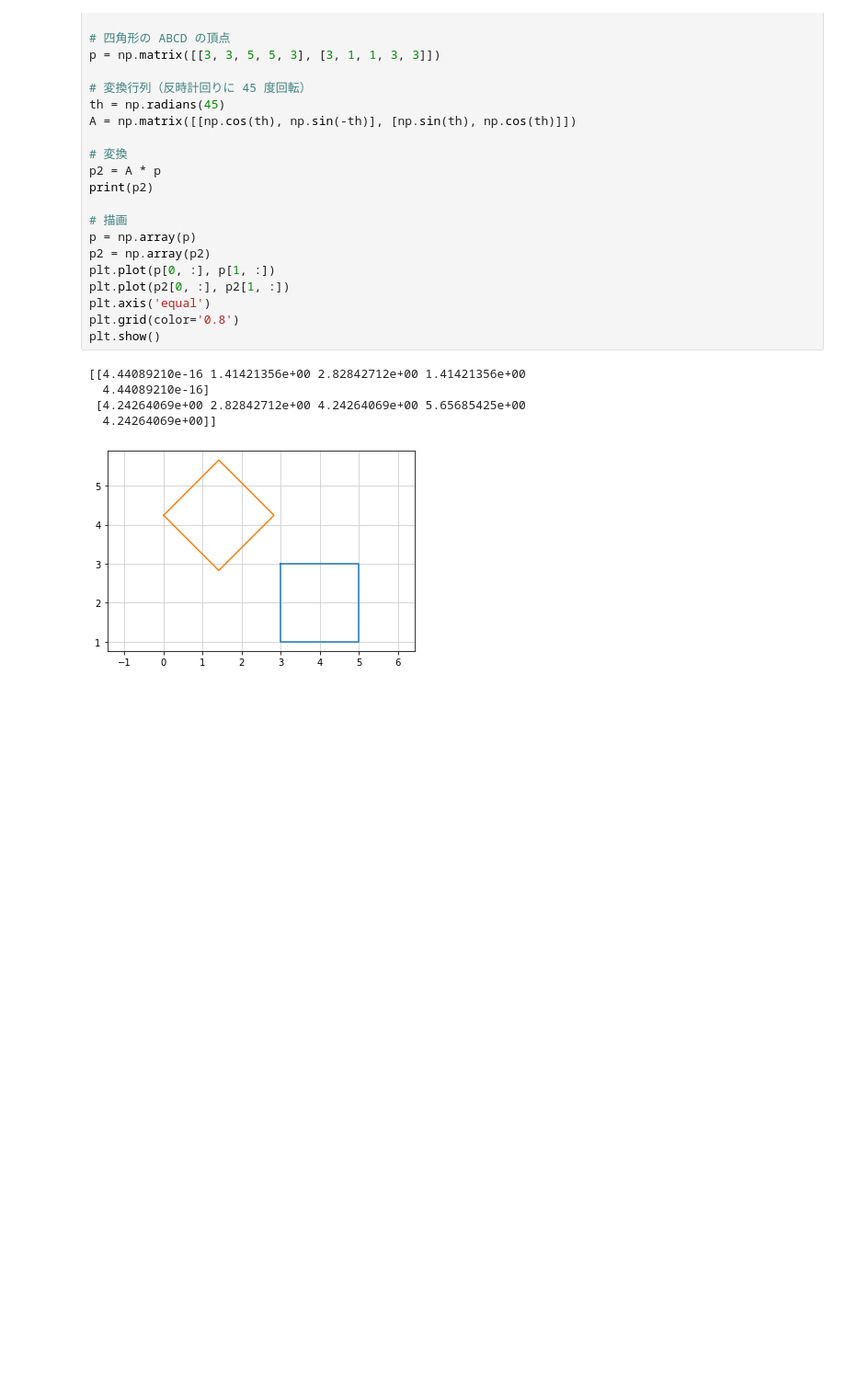
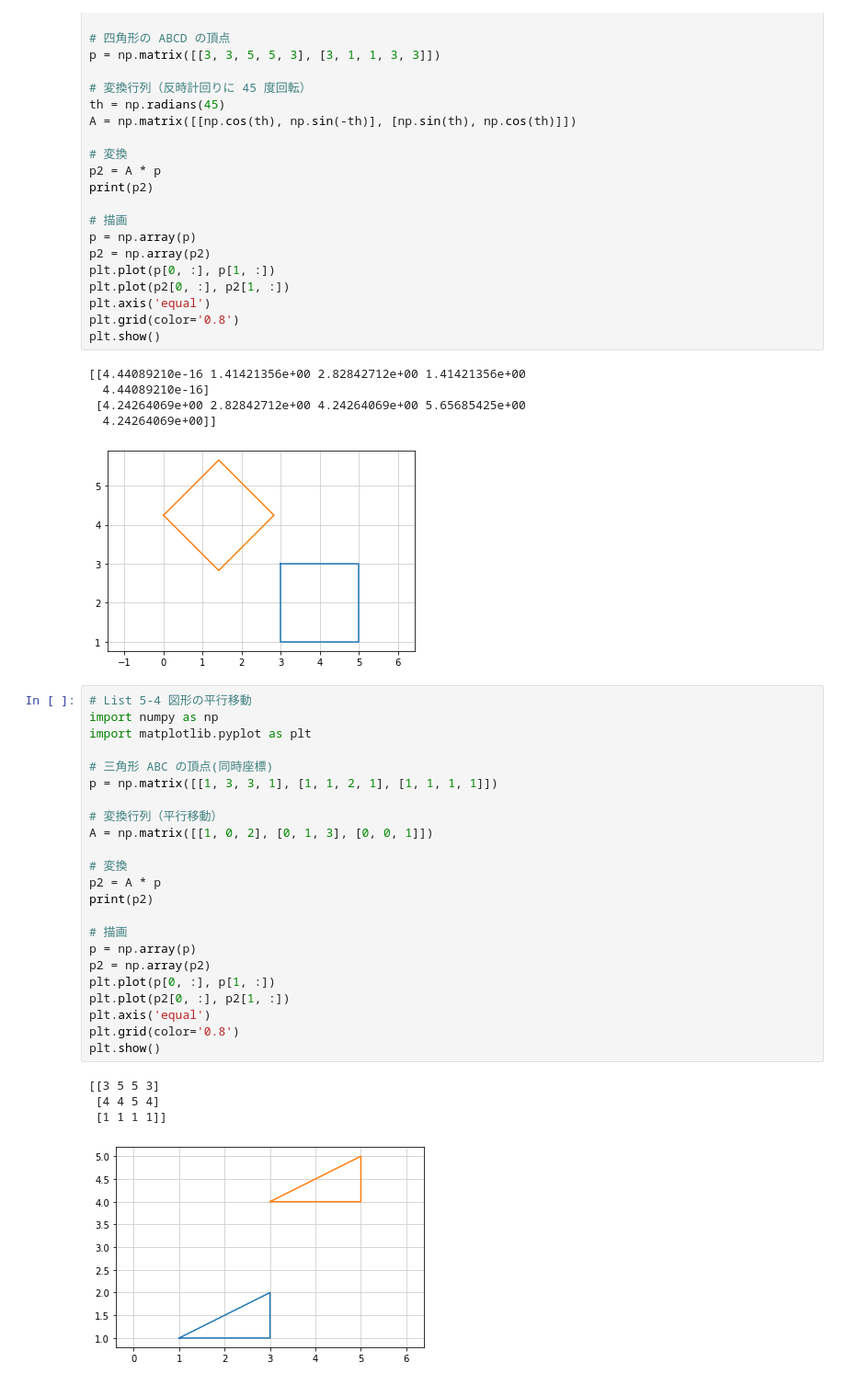
Before and after one commit to 1024xx4/high_school_math, a Jupyter notebook: matrix.ipynb, the cells around one changed output. Shown at 92% size. Cells and saved outputs as stored; diff of their text form; blank space fills up the shorter version.

```diff
--- a/matrix.ipynb
+++ b/matrix.ipynb
@@ -190,3 +190,31 @@ plt.show()
  [4.24264069e+00 2.82842712e+00 4.24264069e+00 5.65685425e+00
   4.24264069e+00]]
 [figure]
+# %%
+# List 5-4 図形の平行移動
+import numpy as np
+import matplotlib.pyplot as plt
+
+# 三角形 ABC の頂点(同時座標)
+p = np.matrix([[1, 3, 3, 1], [1, 1, 2, 1], [1, 1, 1, 1]])
+
+# 変換行列（平行移動）
+A = np.matrix([[1, 0, 2], [0, 1, 3], [0, 0, 1]])
+
+# 変換
+p2 = A * p
+print(p2)
+
+# 描画
+p = np.array(p)
+p2 = np.array(p2)
+plt.plot(p[0, :], p[1, :])
+plt.plot(p2[0, :], p2[1, :])
+plt.axis('equal')
+plt.grid(color='0.8')
+plt.show()
+# %% [output]
+[[3 5 5 3]
+ [4 4 5 4]
+ [1 1 1 1]]
+[figure, added]
```
Also changed, not shown: parts of 1 cell of this notebook.
